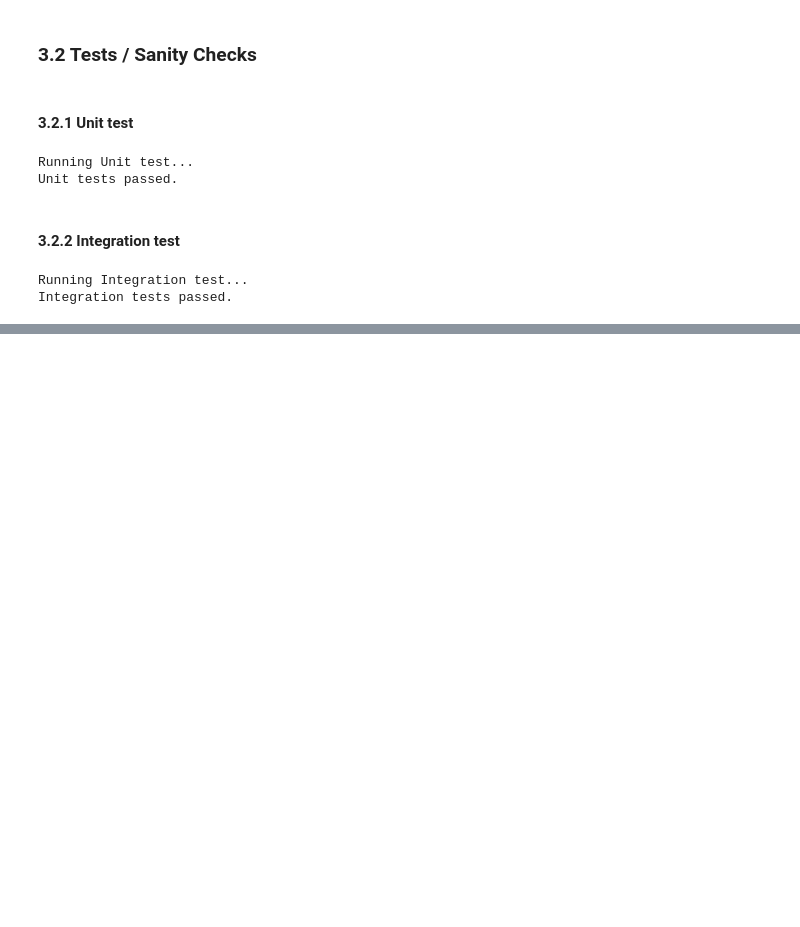
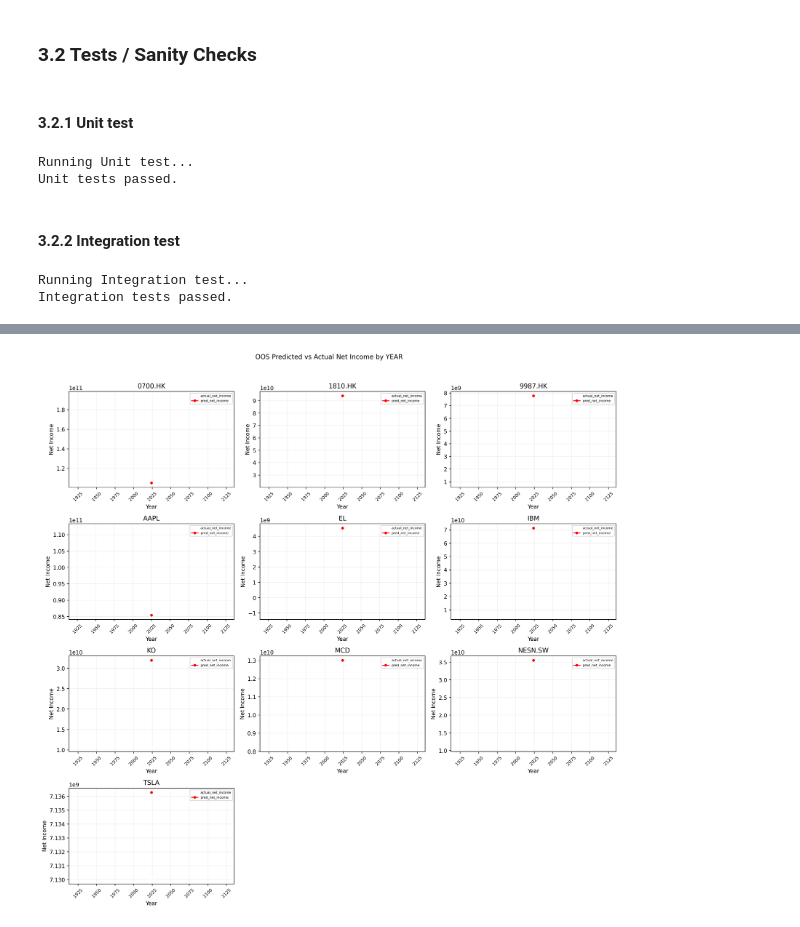
Before and after one commit to heart1e/JP_MLAI, a Jupyter notebook: Question_1/notebooks/JPM_MLCOE_TSRL_2026_Q1.ipynb, the cells around one changed output, grey strips where cells are left out. Saved outputs shown, nothing was run; the diff lists cells and outputs as text; code cells hidden in the pictures; blank space fills up the shorter version.

```diff
--- a/Question_1/notebooks/JPM_MLCOE_TSRL_2026_Q1.ipynb
+++ b/Question_1/notebooks/JPM_MLCOE_TSRL_2026_Q1.ipynb
@@ -848,0 +1237,89 @@ Full Predictions:
+# %%
+# OOS plots for net income and total assets.
+
+if X_test_feat.shape[0] == 0:
+    print('OOS: no samples available for plotting.')
+
+else:
+    oos_df = aligned_test.copy()
+    oos_df['pred_net_income'] = earn_test_pred.flatten()
+    oos_df['pred_total_assets'] = pred_assets.values
+    oos_df['actual_net_income'] = actual_earn.values
+    oos_df['actual_total_assets'] = actual_assets.values
+
+    if TARGET_FREQ == 'yearly':
+
+        oos_df['period'] = oos_df.index.year
+        x_label = 'Year'
+        title_suffix = 'Year'
+
+    else:
+        oos_df['period'] = oos_df.index.to_period('Q')
+        x_label = 'Quarter'
+        title_suffix = 'Quarter'
+
+    period_oos = oos_df.groupby(['ticker', 'period']).agg(
+        pred_net_income = ('pred_net_income', 'mean'),
+        actual_net_income = ('actual_net_income', 'mean'),
+        pred_assets = ('pred_total_assets', 'mean'),
+        actual_assets = ('actual_total_assets', 'mean'),
+    ).reset_index()
+
+    tickers = sorted(period_oos['ticker'].unique())
+
+    if not tickers:
+        print('OOS: no tickers available for plotting.')
+
+    else:
+        ncols = 3
+        nrows = int(np.ceil(len(tickers) / ncols))
+
+        fig, axes = plt.subplots(nrows, ncols, figsize = (5 * ncols, 3.5 * nrows), sharex = False, dpi = 250)
+        axes = np.array(axes).reshape(-1)
+
+        for ax, ticker in zip(axes, tickers):
+
+            data = period_oos[period_oos['ticker'] == ticker].sort_values('period')
+            x_vals = data['period'].astype(str) if TARGET_FREQ != 'yearly' else data['period']
+            ax.plot(x_vals, data['actual_net_income'], label = 'actual_net_income', color = 'white', marker = 'o', markersize = 4, linewidth = 1.5)
+            ax.plot(x_vals, data['pred_net_income'], label = 'pred_net_income', color = 'red', marker = 'o', markersize = 4, linewidth = 1.5)
+            ax.set_title(ticker)
+            ax.set_xlabel(x_label)
+            ax.set_ylabel('Net Income')
+            ax.tick_params(axis = 'x', labelsize = 8, rotation = 45)
+            ax.legend(fontsize = 6)
+            ax.grid(True, alpha = 0.2)
+
+        for ax in axes[len(tickers):]:
+            ax.axis('off')
+
+        fig.suptitle(f'OOS Predicted vs Actual Net Income by {title_suffix.upper()}', y = 1.02)
+        fig.tight_layout()
+
+        plt.show()
+
+        fig, axes = plt.subplots(nrows, ncols, figsize = (5 * ncols, 3.5 * nrows), sharex = False, dpi = 250)
+        axes = np.array(axes).reshape(-1)
+
+        for ax, ticker in zip(axes, tickers):
+
+            data = period_oos[period_oos['ticker'] == ticker].sort_values('period')
+            x_vals = data['period'].astype(str) if TARGET_FREQ != 'yearly' else data['period']
+            ax.plot(x_vals, data['actual_assets'], label = 'actual_assets', color = 'white', marker = 'o', markersize = 4, linewidth = 1.5)
+            ax.plot(x_vals, data['pred_assets'], label = 'pred_assets', color = 'red', marker = 'o', markersize = 4, linewidth = 1.5)
+            ax.set_title(ticker)
+            ax.set_xlabel(x_label)
+            ax.set_ylabel('Total Assets')
+            ax.tick_params(axis = 'x', labelsize = 8, rotation = 45)
+            ax.legend(fontsize = 6)
+            ax.grid(True, alpha = 0.2)
+
+        for ax in axes[len(tickers):]:
+            ax.axis('off')
+
+        fig.suptitle(f'OOS Predicted vs Actual Assets by {title_suffix.upper()}', y = 1.02)
+        fig.tight_layout()
+
+        plt.show()
+# %% [output]
+[figure, added]
```
Also changed, not shown: parts of 41 cells of this notebook, 1 other file.
